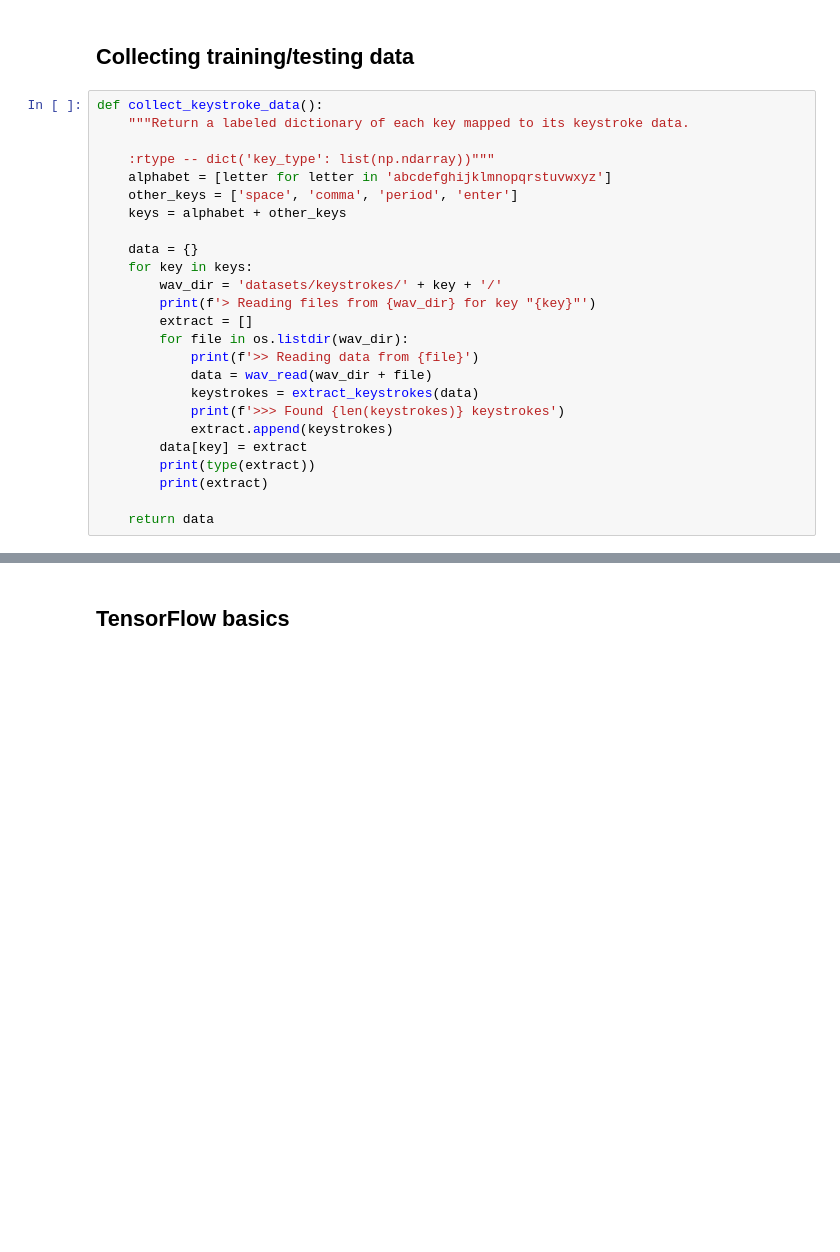
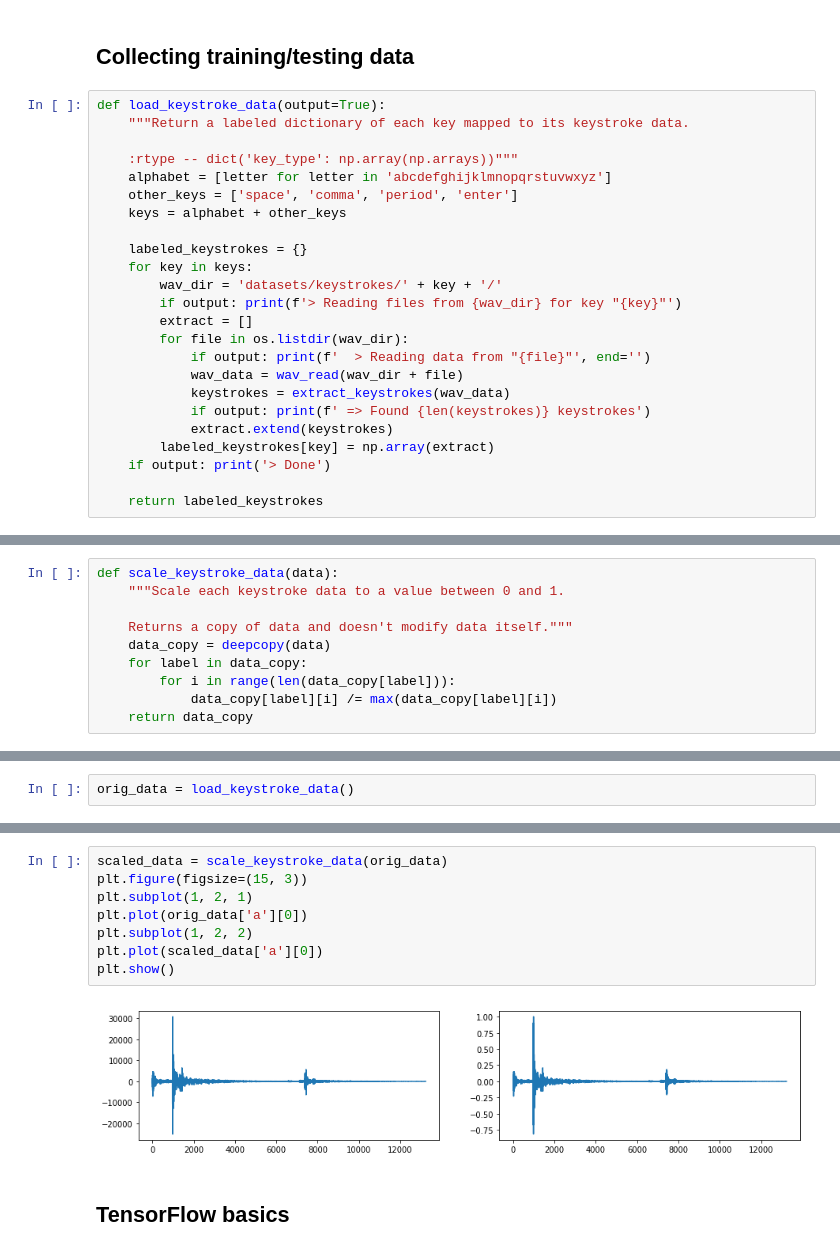
Before and after one commit to shoyo/acoustic-keylogger, a Jupyter notebook: audio_processing.ipynb, the cells around one changed output, grey strips where cells are left out. Cells and saved outputs as stored; diff of their text form; blank space fills up the shorter version.

```diff
--- a/audio_processing.ipynb
+++ b/audio_processing.ipynb
@@ -292,27 +293,26 @@ print(len(keystrokes2))
 # %% [markdown]
 ## Collecting training/testing data
 # %%
-def collect_keystroke_data():
+def load_keystroke_data(output=True):
     """Return a labeled dictionary of each key mapped to its keystroke data.
 
-    :rtype -- dict('key_type': list(np.ndarray))"""
+    :rtype -- dict('key_type': np.array(np.arrays))"""
     alphabet = [letter for letter in 'abcdefghijklmnopqrstuvwxyz']
     other_keys = ['space', 'comma', 'period', 'enter']
     keys = alphabet + other_keys
 
-    data = {}
+    labeled_keystrokes = {}
     for key in keys:
         wav_dir = 'datasets/keystrokes/' + key + '/'
-        print(f'> Reading files from {wav_dir} for key "{key}"')
+        if output: print(f'> Reading files from {wav_dir} for key "{key}"')
         extract = []
         for file in os.listdir(wav_dir):
-            print(f'>> Reading data from {file}')
-            data = wav_read(wav_dir + file)
-            keystrokes = extract_keystrokes(data)
-            print(f'>>> Found {len(keystrokes)} keystrokes')
-            extract.append(keystrokes)
-        data[key] = extract
-        print(type(extract))
-        print(extract)
+            if output: print(f'  > Reading data from "{file}"', end='')
+            wav_data = wav_read(wav_dir + file)
+            keystrokes = extract_keystrokes(wav_data)
+            if output: print(f' => Found {len(keystrokes)} keystrokes')
+            extract.extend(keystrokes)
+        labeled_keystrokes[key] = np.array(extract)
+    if output: print('> Done')
 
-    return data
+    return labeled_keystrokes
@@ -325,0 +319,10 @@ test = collect_keystroke_data()
+# %%
+def scale_keystroke_data(data):
+    """Scale each keystroke data to a value between 0 and 1.
+
+    Returns a copy of data and doesn't modify data itself."""
+    data_copy = deepcopy(data)
+    for label in data_copy:
+        for i in range(len(data_copy[label])):
+            data_copy[label][i] /= max(data_copy[label][i])
+    return data_copy
@@ -325,0 +331,2 @@ test = collect_keystroke_data()
+# %%
+orig_data = load_keystroke_data()
@@ -326,3 +353,13 @@ test = collect_keystroke_data()
+# %%
+scaled_data = scale_keystroke_data(orig_data)
+plt.figure(figsize=(15, 3))
+plt.subplot(1, 2, 1)
+plt.plot(orig_data['a'][0])
+plt.subplot(1, 2, 2)
+plt.plot(scaled_data['a'][0])
+plt.show()
+# %% [output]
+[figure, added]
 # %% [markdown]
 ## TensorFlow basics
 # %%
```
Also changed, not shown: parts of 10 cells of this notebook, 1 other file.
